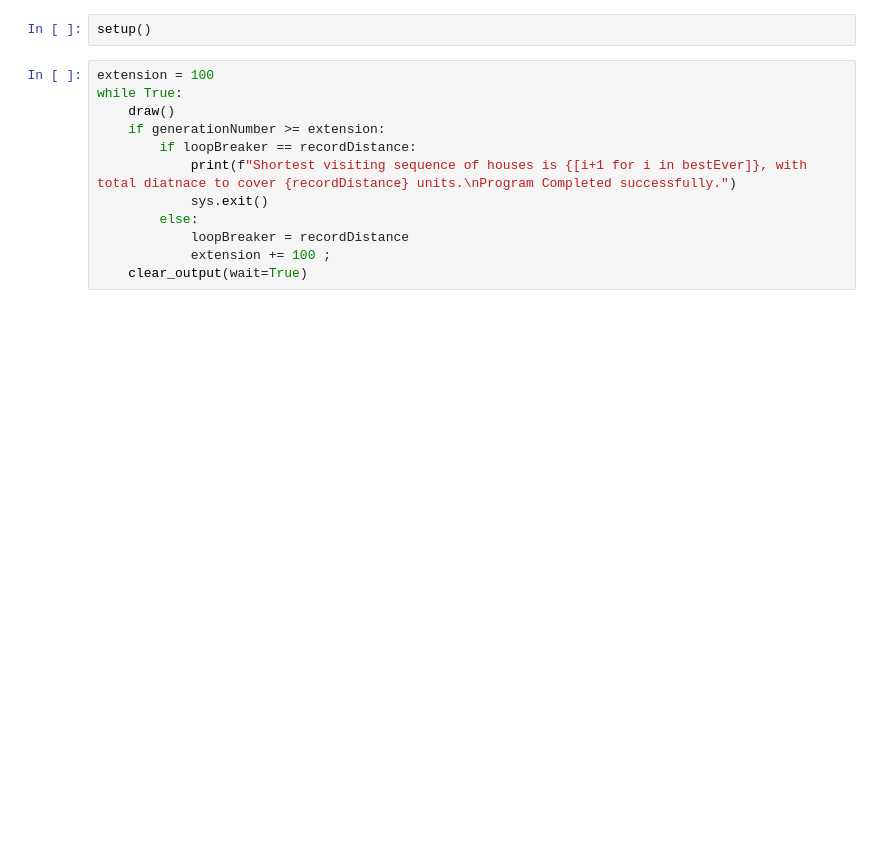
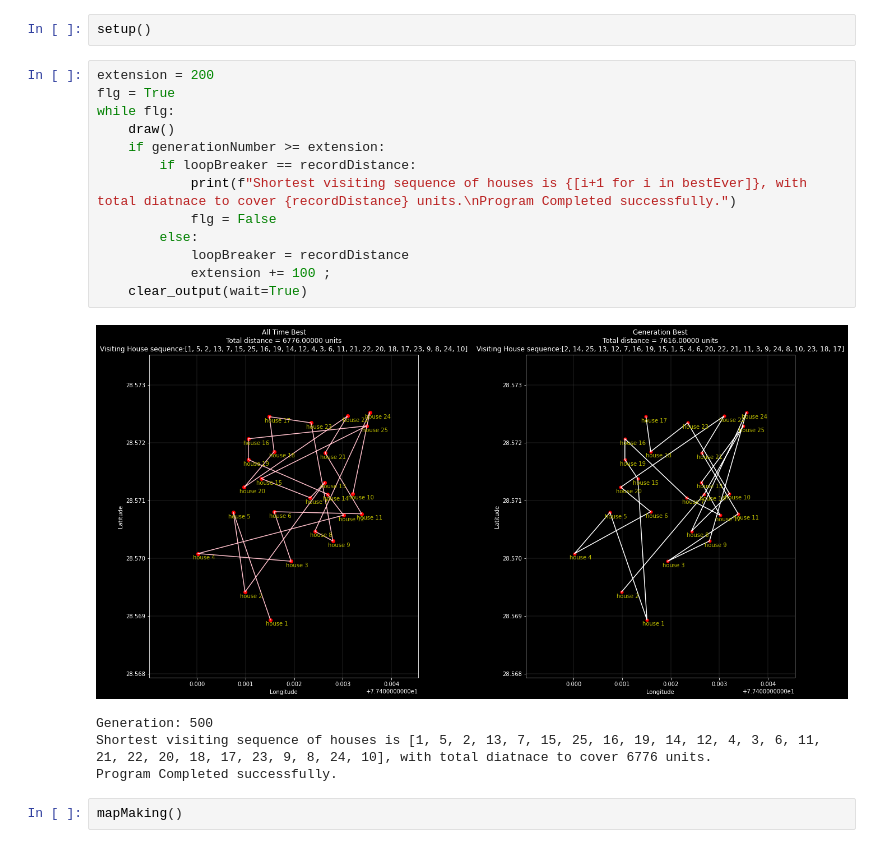
Before and after one commit to AdrijeGuha/Travelling-Salesman-Problem, a Jupyter notebook: TSP_house rank.ipynb, the cells around one changed output. Drawn from its saved outputs; the diff is of its cells as text; blank space fills up the shorter version.

Commit message:
addded map plotting code block

```diff
--- a/TSP_house rank.ipynb
+++ b/TSP_house rank.ipynb
@@ -324,14 +347,22 @@ def genSort_Rank(orderNumber):
 # %%
 setup()
 # %%
-extension = 100
-while True:
+extension = 200
+flg = True
+while flg:
     draw()
     if generationNumber >= extension:
         if loopBreaker == recordDistance:
             print(f"Shortest visiting sequence of houses is {[i+1 for i in bestEver]}, with total diatnace to cover {recordDistance} units.\nProgram Completed successfully.")
-            sys.exit()
+            flg = False
         else:
             loopBreaker = recordDistance
             extension += 100 ;
     clear_output(wait=True)
+# %% [output]
+[figure, added]
+Generation: 500
+Shortest visiting sequence of houses is [1, 5, 2, 13, 7, 15, 25, 16, 19, 14, 12, 4, 3, 6, 11, 21, 22, 20, 18, 17, 23, 9, 8, 24, 10], with total diatnace to cover 6776 units.
+Program Completed successfully.
+# %%
+mapMaking()
```
Also changed, not shown: parts of 5 cells of this notebook.
